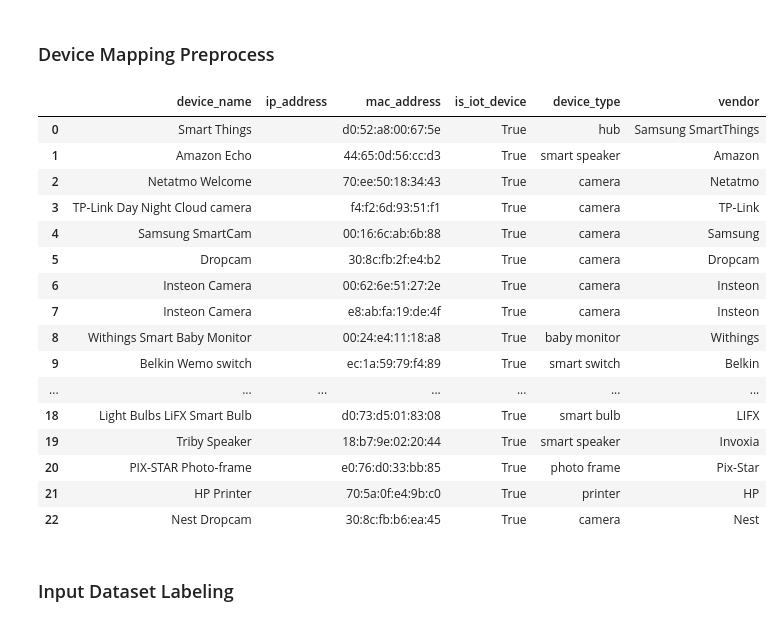
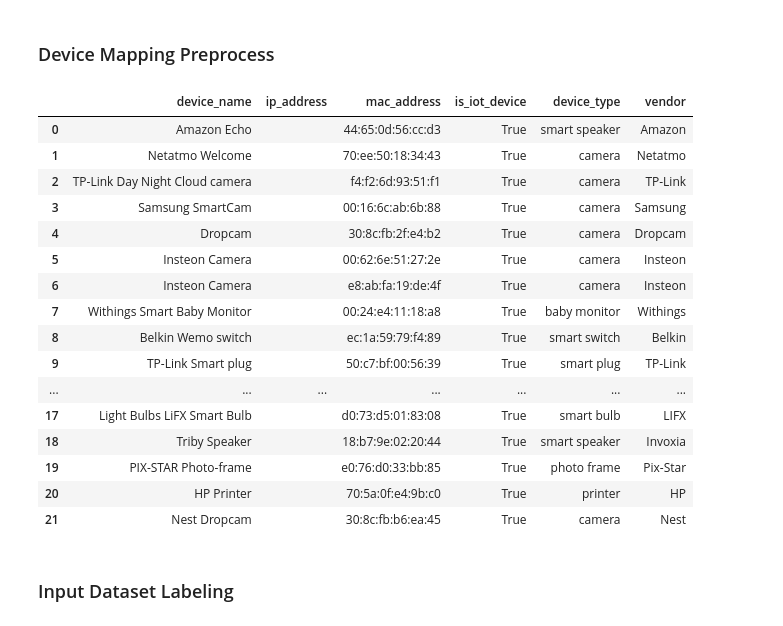
Before and after one commit to dtuan2604/NetSysResearch, a Jupyter notebook: experiment/working/experiment/preprocess-device-list.ipynb, the cells around one changed output. Cells and saved outputs as stored; diff of their text form; code cells hidden in the pictures.

```diff
--- a/experiment/working/experiment/preprocess-device-list.ipynb
+++ b/experiment/working/experiment/preprocess-device-list.ipynb
@@ -91,50 +91,50 @@ def parse_list_of_devices(device_list_path: str) -> pd.DataFrame:
             mac_address = mac_match.group(0).lower()
             ip_match = IP_ADDRESS_PATTERN.search(line)
             ip_address = ip_match.group(0) if ip_match else ""
 
             iot_label = DEVICE_LABELS.get(device_name)
-            if iot_label is not None:
+            if iot_label is not None and iot_label["device_type"] != "hub":
                 records.append(
                     {
                         "device_name": device_name,
                         "ip_address": ip_address,
                         "mac_address": mac_address,
                         "is_iot_device": iot_label is not None,
                         "device_type": iot_label["device_type"] if iot_label else None,
                         "vendor": iot_label["vendor"] if iot_label else None,
                     }
                 )
 
     device_mapping = pd.DataFrame(records, columns=DEVICE_MAPPING_COLUMNS, dtype=object)
     device_mapping["is_iot_device"] = device_mapping["is_iot_device"].astype(bool)
     return device_mapping
 
 
 device_mapping_1 = parse_list_of_devices(DEVICE_LIST_1)
 dataset1_device_mapping_folder = device_mapping_folder + "/" + dataset1
 os.makedirs(dataset1_device_mapping_folder, exist_ok=True)
 device_mapping_1_output_path = os.path.join(dataset1_device_mapping_folder, "list_of_devices_processed.csv")
 device_mapping_1.to_csv(device_mapping_1_output_path, index=False, na_rep="None")
 
 device_mapping_1
 # %% [output]
 |  | device_name | ip_address | mac_address | is_iot_device | device_type | vendor |
-| 0 | Smart Things |  | d0:52:a8:00:67:5e | True | hub | Samsung SmartThings |
-| 1 | Amazon Echo |  | 44:65:0d:56:cc:d3 | True | smart speaker | Amazon |
-| 2 | Netatmo Welcome |  | 70:ee:50:18:34:43 | True | camera | Netatmo |
-| 3 | TP-Link Day Night Cloud camera |  | f4:f2:6d:93:51:f1 | True | camera | TP-Link |
-| 4 | Samsung SmartCam |  | 00:16:6c:ab:6b:88 | True | camera | Samsung |
-| 5 | Dropcam |  | 30:8c:fb:2f:e4:b2 | True | camera | Dropcam |
-| 6 | Insteon Camera |  | 00:62:6e:51:27:2e | True | camera | Insteon |
-| 7 | Insteon Camera |  | e8:ab:fa:19:de:4f | True | camera | Insteon |
-| 8 | Withings Smart Baby Monitor |  | 00:24:e4:11:18:a8 | True | baby monitor | Withings |
-| 9 | Belkin Wemo switch |  | ec:1a:59:79:f4:89 | True | smart switch | Belkin |
+| 0 | Amazon Echo |  | 44:65:0d:56:cc:d3 | True | smart speaker | Amazon |
+| 1 | Netatmo Welcome |  | 70:ee:50:18:34:43 | True | camera | Netatmo |
+| 2 | TP-Link Day Night Cloud camera |  | f4:f2:6d:93:51:f1 | True | camera | TP-Link |
+| 3 | Samsung SmartCam |  | 00:16:6c:ab:6b:88 | True | camera | Samsung |
+| 4 | Dropcam |  | 30:8c:fb:2f:e4:b2 | True | camera | Dropcam |
+| 5 | Insteon Camera |  | 00:62:6e:51:27:2e | True | camera | Insteon |
+| 6 | Insteon Camera |  | e8:ab:fa:19:de:4f | True | camera | Insteon |
+| 7 | Withings Smart Baby Monitor |  | 00:24:e4:11:18:a8 | True | baby monitor | Withings |
+| 8 | Belkin Wemo switch |  | ec:1a:59:79:f4:89 | True | smart switch | Belkin |
+| 9 | TP-Link Smart plug |  | 50:c7:bf:00:56:39 | True | smart plug | TP-Link |
 | ... | ... | ... | ... | ... | ... | ... |
-| 18 | Light Bulbs LiFX Smart Bulb |  | d0:73:d5:01:83:08 | True | smart bulb | LIFX |
-| 19 | Triby Speaker |  | 18:b7:9e:02:20:44 | True | smart speaker | Invoxia |
-| 20 | PIX-STAR Photo-frame |  | e0:76:d0:33:bb:85 | True | photo frame | Pix-Star |
-| 21 | HP Printer |  | 70:5a:0f:e4:9b:c0 | True | printer | HP |
-| 22 | Nest Dropcam |  | 30:8c:fb:b6:ea:45 | True | camera | Nest |
+| 17 | Light Bulbs LiFX Smart Bulb |  | d0:73:d5:01:83:08 | True | smart bulb | LIFX |
+| 18 | Triby Speaker |  | 18:b7:9e:02:20:44 | True | smart speaker | Invoxia |
+| 19 | PIX-STAR Photo-frame |  | e0:76:d0:33:bb:85 | True | photo frame | Pix-Star |
+| 20 | HP Printer |  | 70:5a:0f:e4:9b:c0 | True | printer | HP |
+| 21 | Nest Dropcam |  | 30:8c:fb:b6:ea:45 | True | camera | Nest |
 # %% [markdown]
 ### Input Dataset Labeling
 # %% [markdown]
```
Also changed, not shown: parts of 1 cell of this notebook.
